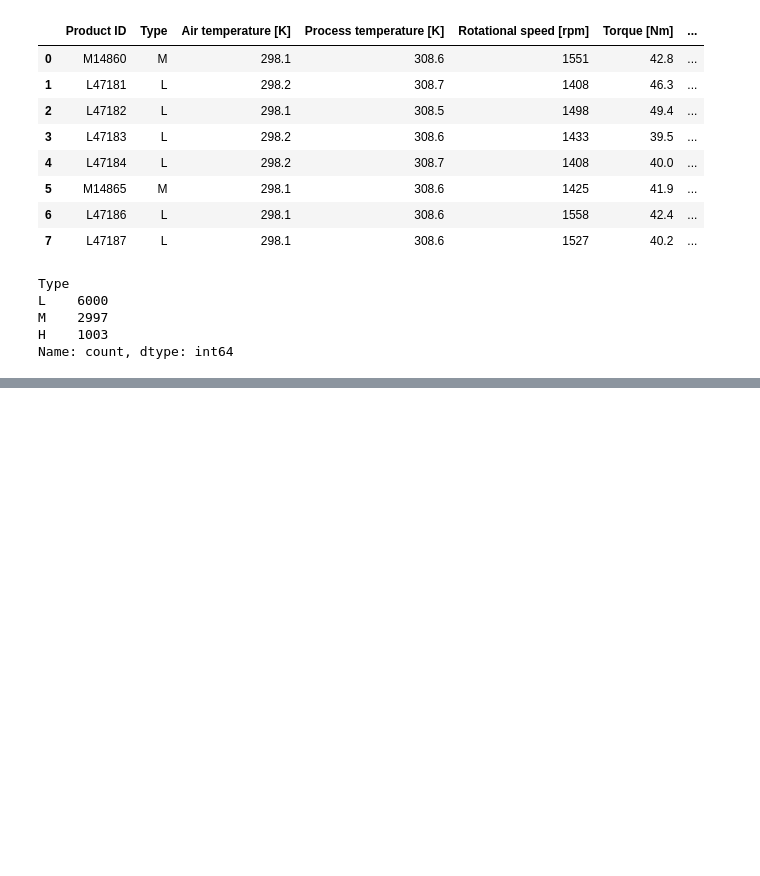
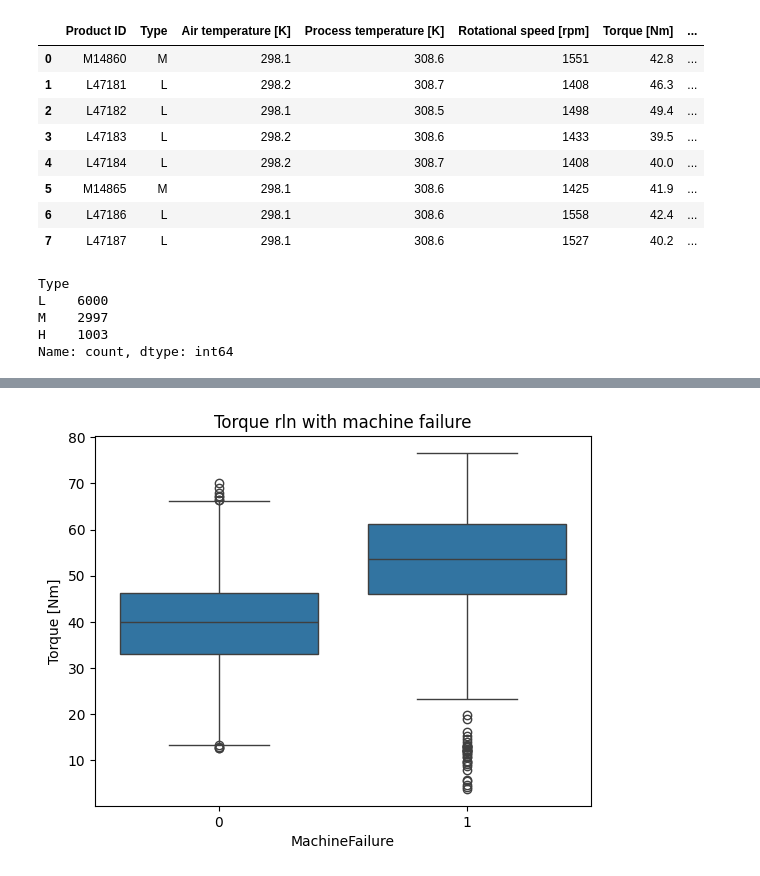
Before and after one commit to VivekXplore/PulseMachine, a Jupyter notebook: EDA/base_eda.ipynb, the cells around one changed output, grey strips where cells are left out. Cells and saved outputs as stored; diff of their text form; code cells hidden in the pictures; blank space fills up the shorter version.

```diff
--- a/EDA/base_eda.ipynb
+++ b/EDA/base_eda.ipynb
@@ -354,0 +468,7 @@ Name: count, dtype: int64
+# %%
+# lets see the rln of rotational speed & torque with machine failure
+sns.boxplot(data=df, x="MachineFailure", y="Torque [Nm]") # x & y are cols
+plt.title('Torque rln with machine failure')
+plt.show()
+# %% [output]
+[figure, added]
```
Also changed, not shown: parts of 38 cells of this notebook, 2 other files.
